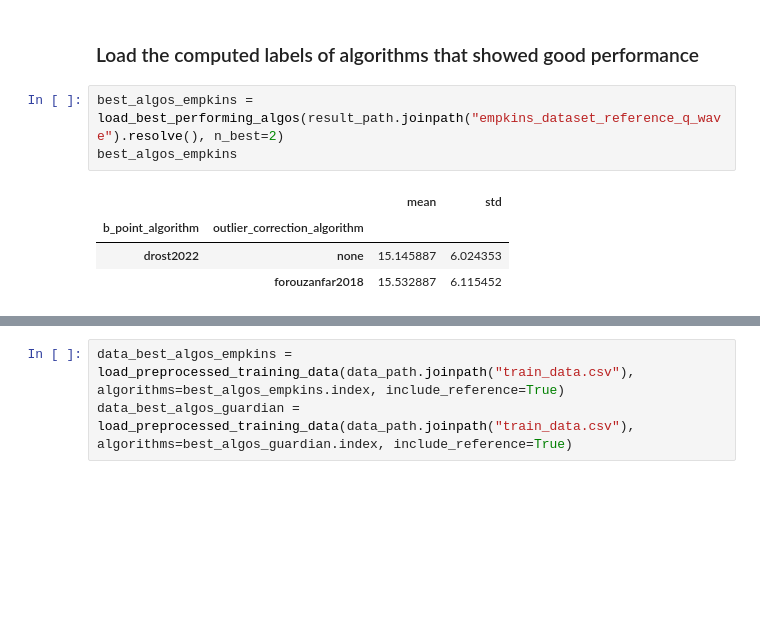
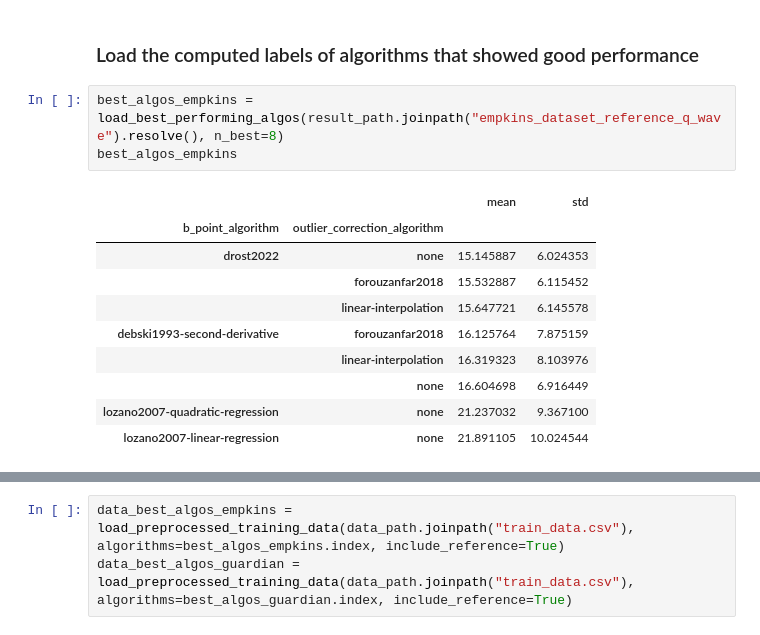
Before and after one commit to empkins/pepbench, a Jupyter notebook: experiments/pep_algorithm_benchmarking/notebooks/ML_analysis/EvaluateModelPerformance.ipynb, the cells around one changed output, grey strips where cells are left out. Cells and saved outputs as stored; diff of their text form; blank space fills up the shorter version.

```diff
--- a/experiments/pep_algorithm_benchmarking/notebooks/ML_analysis/EvaluateModelPerformance.ipynb
+++ b/experiments/pep_algorithm_benchmarking/notebooks/ML_analysis/EvaluateModelPerformance.ipynb
@@ -139,11 +145,17 @@ np.mean(abs_error_estimator)
 # %% [markdown]
 ### Load the computed labels of algorithms that showed good performance
 # %%
-best_algos_empkins = load_best_performing_algos(result_path.joinpath("empkins_dataset_reference_q_wave").resolve(), n_best=2)
+best_algos_empkins = load_best_performing_algos(result_path.joinpath("empkins_dataset_reference_q_wave").resolve(), n_best=8)
 best_algos_empkins
 # %% [output]
 |  |  | mean | std |
 | b_point_algorithm | outlier_correction_algorithm |  |  |
 | drost2022 | none | 15.145887 | 6.024353 |
 |  | forouzanfar2018 | 15.532887 | 6.115452 |
+|  | linear-interpolation | 15.647721 | 6.145578 |
+| debski1993-second-derivative | forouzanfar2018 | 16.125764 | 7.875159 |
+|  | linear-interpolation | 16.319323 | 8.103976 |
+|  | none | 16.604698 | 6.916449 |
+| lozano2007-quadratic-regression | none | 21.237032 | 9.367100 |
+| lozano2007-linear-regression | none | 21.891105 | 10.024544 |
 # %%
```
Also changed, not shown: parts of 18 cells of this notebook, 5 other files.
